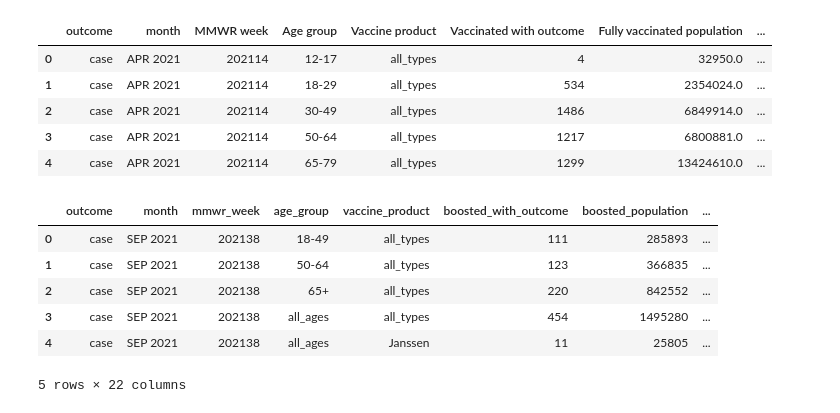
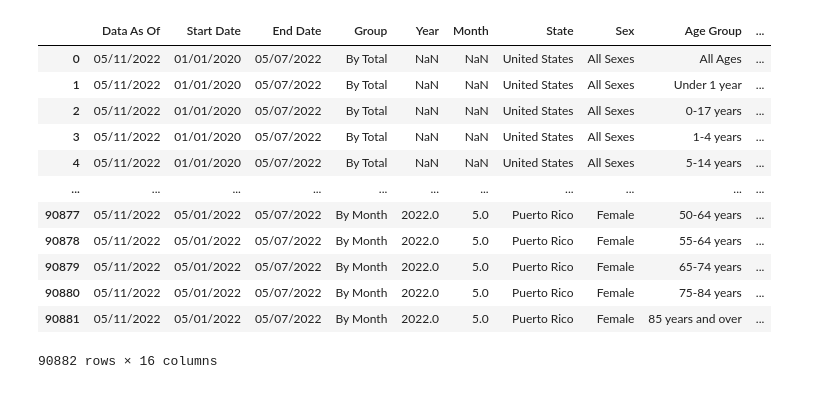
Before and after one commit to HaydenJF/CPSC392-Final-Project, a Jupyter notebook: Final_Project.ipynb, the cells around one changed output. Cells and saved outputs as stored; diff of their text form; code cells hidden in the pictures.

```diff
--- a/Final_Project.ipynb
+++ b/Final_Project.ipynb
@@ -19,21 +31,17 @@ import numpy as np
 # %%
-db1 = pd.read_csv("https://raw.githubusercontent.com/HaydenJF/CPSC392-Final-Project/main/CovidRates.csv")
-db1.head()
+df = pd.read_csv("https://raw.githubusercontent.com/HaydenJF/CPSC392-Final-Project/main/Provisional_COVID-19_Deaths_by_Sex_and_Age.csv")
+df
 # %% [output]
-|  | outcome | month | MMWR week | Age group | Vaccine product | Vaccinated with outcome | Fully vaccinated population | ... |
-| 0 | case | APR 2021 | 202114 | 12-17 | all_types | 4 | 32950.0 | ... |
-| 1 | case | APR 2021 | 202114 | 18-29 | all_types | 534 | 2354024.0 | ... |
-| 2 | case | APR 2021 | 202114 | 30-49 | all_types | 1486 | 6849914.0 | ... |
-| 3 | case | APR 2021 | 202114 | 50-64 | all_types | 1217 | 6800881.0 | ... |
-| 4 | case | APR 2021 | 202114 | 65-79 | all_types | 1299 | 13424610.0 | ... |
+|  | Data As Of | Start Date | End Date | Group | Year | Month | State | Sex | Age Group | ... |
+| 0 | 05/11/2022 | 01/01/2020 | 05/07/2022 | By Total | NaN | NaN | United States | All Sexes | All Ages | ... |
+| 1 | 05/11/2022 | 01/01/2020 | 05/07/2022 | By Total | NaN | NaN | United States | All Sexes | Under 1 year | ... |
+| 2 | 05/11/2022 | 01/01/2020 | 05/07/2022 | By Total | NaN | NaN | United States | All Sexes | 0-17 years | ... |
+| 3 | 05/11/2022 | 01/01/2020 | 05/07/2022 | By Total | NaN | NaN | United States | All Sexes | 1-4 years | ... |
+| 4 | 05/11/2022 | 01/01/2020 | 05/07/2022 | By Total | NaN | NaN | United States | All Sexes | 5-14 years | ... |
+| ... | ... | ... | ... | ... | ... | ... | ... | ... | ... | ... |
+| 90877 | 05/11/2022 | 05/01/2022 | 05/07/2022 | By Month | 2022.0 | 5.0 | Puerto Rico | Female | 50-64 years | ... |
+| 90878 | 05/11/2022 | 05/01/2022 | 05/07/2022 | By Month | 2022.0 | 5.0 | Puerto Rico | Female | 55-64 years | ... |
+| 90879 | 05/11/2022 | 05/01/2022 | 05/07/2022 | By Month | 2022.0 | 5.0 | Puerto Rico | Female | 65-74 years | ... |
+| 90880 | 05/11/2022 | 05/01/2022 | 05/07/2022 | By Month | 2022.0 | 5.0 | Puerto Rico | Female | 75-84 years | ... |
+| 90881 | 05/11/2022 | 05/01/2022 | 05/07/2022 | By Month | 2022.0 | 5.0 | Puerto Rico | Female | 85 years and over | ... |
+90882 rows × 16 columns
-# %%
-db2 = pd.read_csv("https://raw.githubusercontent.com/HaydenJF/CPSC392-Final-Project/main/CwithB.csv")
-db2.head()
-# %% [output]
-|  | outcome | month | mmwr_week | age_group | vaccine_product | boosted_with_outcome | boosted_population | ... |
-| 0 | case | SEP 2021 | 202138 | 18-49 | all_types | 111 | 285893 | ... |
-| 1 | case | SEP 2021 | 202138 | 50-64 | all_types | 123 | 366835 | ... |
-| 2 | case | SEP 2021 | 202138 | 65+ | all_types | 220 | 842552 | ... |
-| 3 | case | SEP 2021 | 202138 | all_ages | all_types | 454 | 1495280 | ... |
-| 4 | case | SEP 2021 | 202138 | all_ages | Janssen | 11 | 25805 | ... |
-5 rows × 22 columns
```
Also changed, not shown: parts of 29 cells of this notebook.
